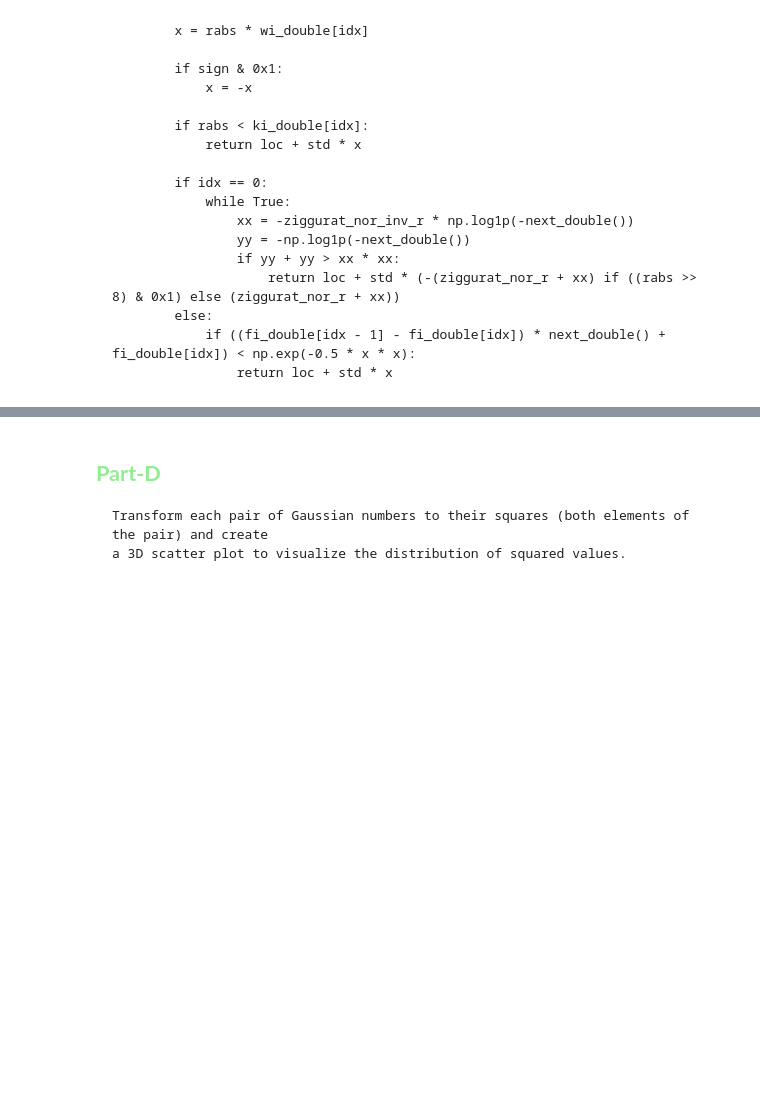
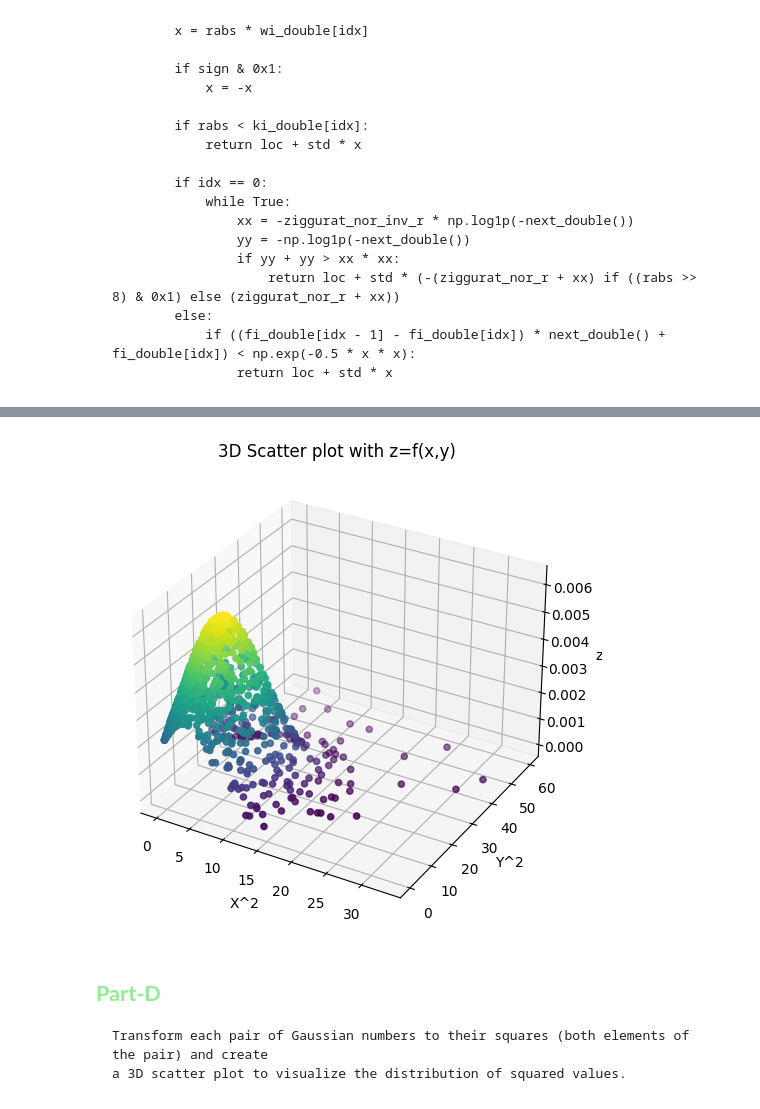
Before and after one commit to Ayush-mishra-0-0/ML-and-NLP, a Jupyter notebook: 12240340_DS201_ASSIGNMENT2.ipynb, the cells around one changed output, grey strips where cells are left out. Cells and saved outputs as stored; diff of their text form; code cells hidden in the pictures; blank space fills up the shorter version.

````diff
--- a/12240340_DS201_ASSIGNMENT2.ipynb
+++ b/12240340_DS201_ASSIGNMENT2.ipynb
@@ -369,3 +421,37 @@ plot_gauss()
+# %%
+squared_values = random_numbers ** 2
+mean_vector_transformed = np.mean(squared_values, axis=0)
+covariance_matrix_transformed = np.cov(squared_values.T)
+# %%
+mue1=mean_vector_transformed [0]
+mue2=mean_vector_transformed [1]
+sigma1=covariance_matrix_transformed[0,0]**0.5
+sigma2=covariance_matrix_transformed[1,1]**0.5
+rho=covariance_matrix_transformed[0,1]/(sigma1*sigma2)
+
+# z=pdf(x^2,y^2)
+def q(x, y):
+    z = 1 / (2 * np.pi * sigma1 * sigma2 * ((1 - rho) ** 2) ** 0.5) * \
+        np.exp(-1 / (2 * (1 - rho ** 2)) * (((y - mue2) / sigma2) ** 2 + ((x - mue1) / sigma1) ** 2 - 2 * rho * ((x - mue1) / sigma1) * (y - mue2) / sigma2))
+    return z
+
+# Calculating Z for tranformed data
+z_values = q(squared_values[:, 0], squared_values[:, 1])
+
+
+fig = plt.figure(figsize=(8, 6))
+ax = fig.add_subplot(111, projection='3d')
+
+ax.scatter(squared_values[:, 0], squared_values[:, 1], z_values, c=z_values, cmap='viridis')
+
+ax.set_xlabel("X^2")
+ax.set_ylabel("Y^2")
+ax.set_zlabel("z")
+ax.set_title("3D Scatter plot with z=f(x,y)")
+
+plt.show()
+# %% [output]
+[figure, added]
 # %% [markdown]
 ## <FONT color="lightgreen">__Part-D__</FONT>
 ```
````
Also changed, not shown: parts of 8 cells of this notebook.
